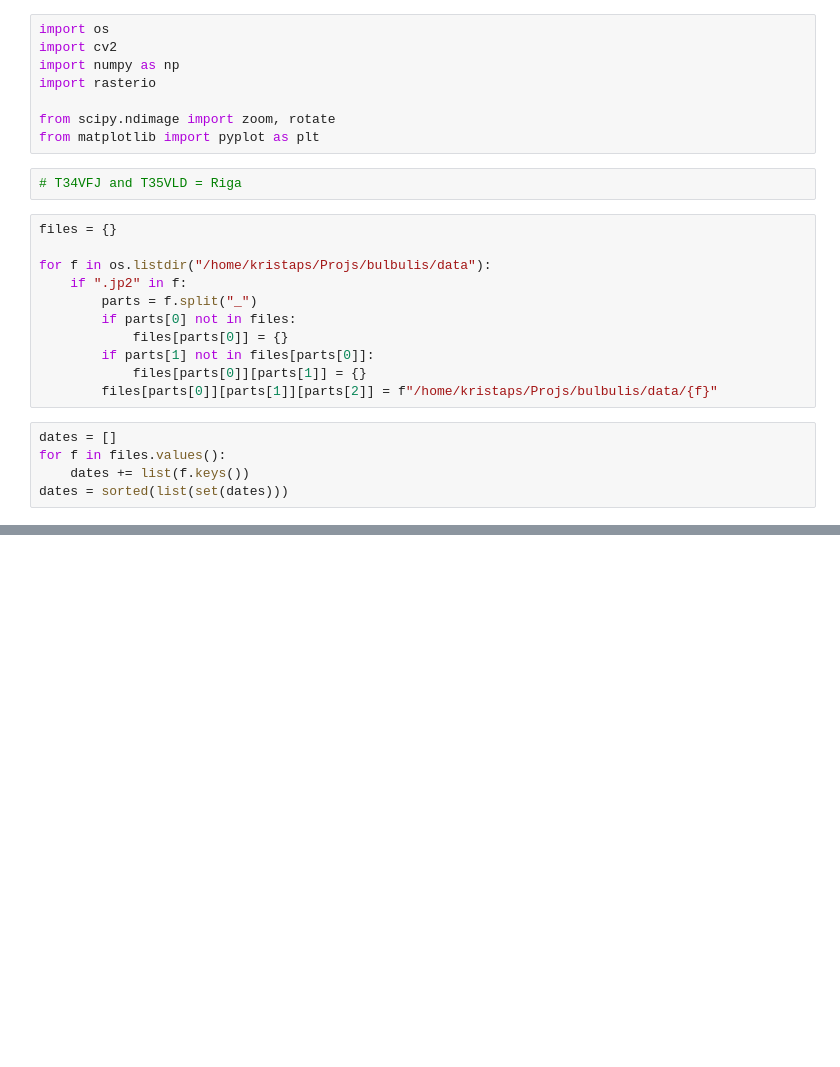
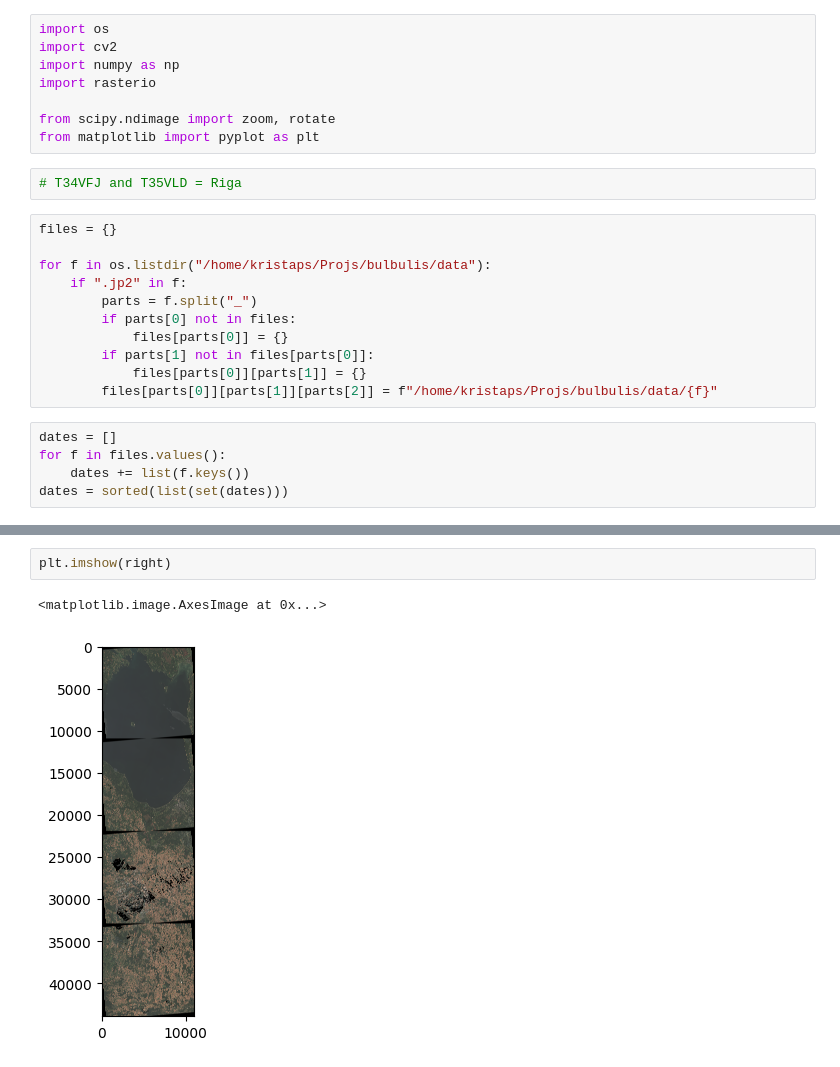
Before and after one commit to kristapsbe/bulbulis, a Jupyter notebook: notebooks/20250405_t34_t35_alignment.ipynb, the cells around one changed output, grey strips where cells are left out. Drawn from its saved outputs; the diff is of its cells as text; blank space fills up the shorter version.

```diff
--- a/notebooks/20250405_t34_t35_alignment.ipynb
+++ b/notebooks/20250405_t34_t35_alignment.ipynb
@@ -108,0 +118,5 @@ plt.imshow(merged)
+# %%
+plt.imshow(right)
+# %% [output]
+<matplotlib.image.AxesImage at 0x...>
+[figure, added]
```
Also changed, not shown: parts of 8 cells of this notebook, 1 other file.
